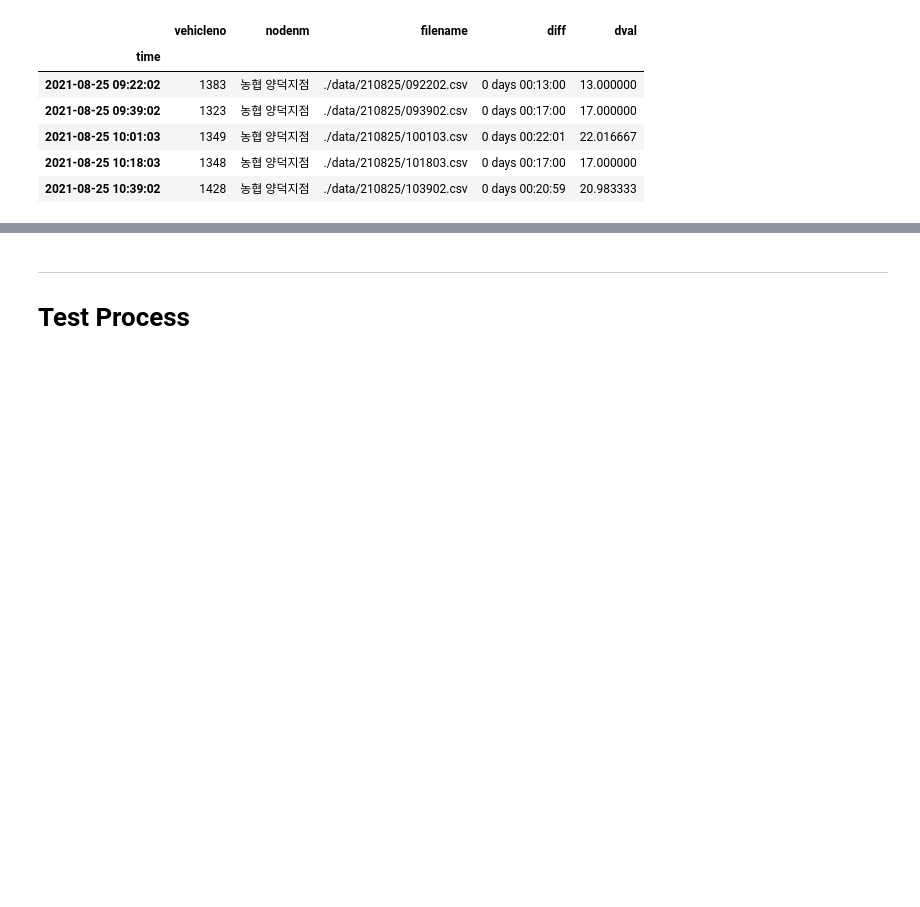
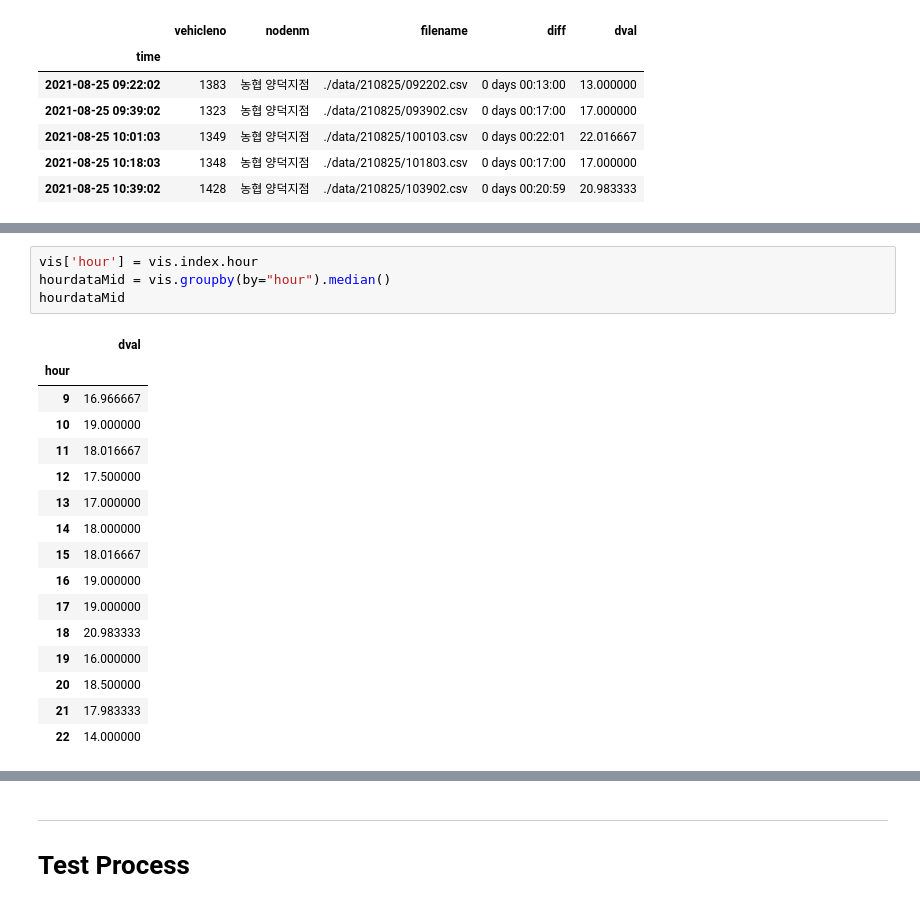
Before and after one commit to junglesub/hgu-302bus, a Jupyter notebook: bus-dispatch-interval-update.ipynb, the cells around one changed output, grey strips where cells are left out. Saved outputs shown, nothing was run; the diff lists cells and outputs as text; blank space fills up the shorter version.

```diff
--- a/bus-dispatch-interval-update.ipynb
+++ b/bus-dispatch-interval-update.ipynb
@@ -232,0 +238,21 @@ plt.show()
+# %%
+vis['hour'] = vis.index.hour
+hourdataMid = vis.groupby(by="hour").median()
+hourdataMid
+# %% [output]
+|  | dval |
+| hour |  |
+| 9 | 16.966667 |
+| 10 | 19.000000 |
+| 11 | 18.016667 |
+| 12 | 17.500000 |
+| 13 | 17.000000 |
+| 14 | 18.000000 |
+| 15 | 18.016667 |
+| 16 | 19.000000 |
+| 17 | 19.000000 |
+| 18 | 20.983333 |
+| 19 | 16.000000 |
+| 20 | 18.500000 |
+| 21 | 17.983333 |
+| 22 | 14.000000 |
```
Also changed, not shown: parts of 20 cells of this notebook.
